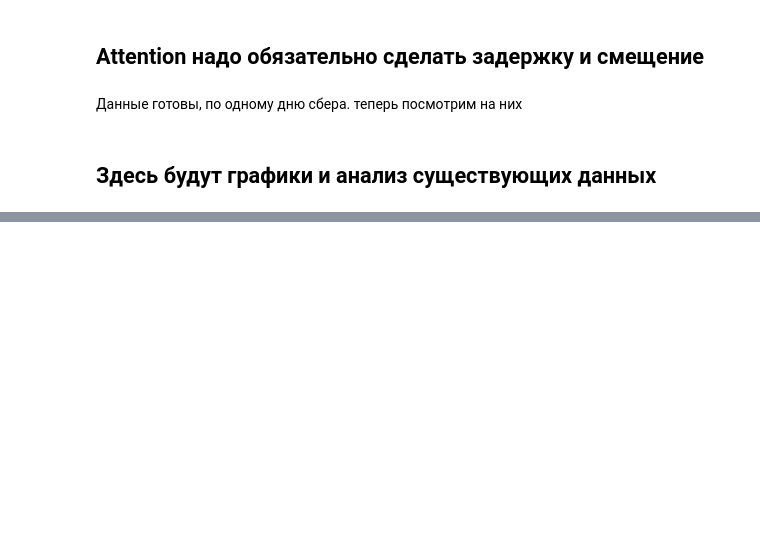
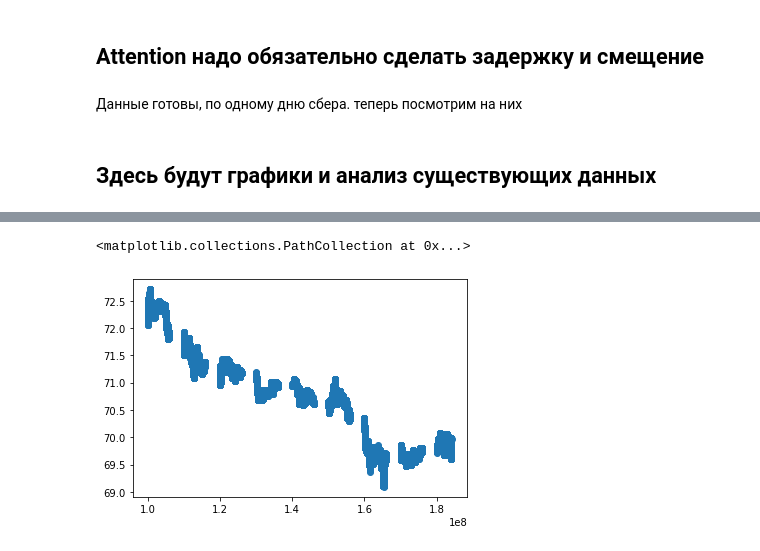
Before and after one commit to koteyevlev/MarketMakingMLAlgo, a Jupyter notebook: MLBacktest.ipynb, the cells around one changed output, grey strips where cells are left out. Saved outputs shown, nothing was run; the diff lists cells and outputs as text; code cells hidden in the pictures; blank space fills up the shorter version.

```diff
--- a/MLBacktest.ipynb
+++ b/MLBacktest.ipynb
@@ -503,6 +537,7 @@ rsi14, rsi50, rsi100, rsi300 = 0, 0, 0, 0
 
 def get_technical_indicator(change, trade_log, output):
     #TODO это однозначно можно сделать оптимальнее!!
+    global deep
     global sma5, sma10, sma30, sma50, sma100
     global ema5, ema10, ema30, ema100
     global std10, std50, std100, std1000
@@ -524,10 +559,10 @@ def get_technical_indicator(change, trade_log, output):
         std100 = np.array(trade_log[-100:])[:, 0].astype(float).std()
         std1000 = np.array(trade_log[-1000:])[:, 0].astype(float).std()
         #RSI
-        #rsi14 = RSI(pd.Series(np.array(trade_log)[:, 0].astype(float)), 14)
-        #rsi50 = RSI(pd.Series(np.array(trade_log)[:, 0].astype(float)), 50)
-        #rsi100 = RSI(pd.Series(np.array(trade_log)[:, 0].astype(float)), 100)
-        #rsi300 = RSI(pd.Series(np.array(trade_log)[:, 0].astype(float)), 300)
+        rsi14 = RSI(pd.Series(np.array(trade_log[-14:])[:, 0].astype(float)), 14)
+        rsi50 = RSI(pd.Series(np.array(trade_log[-50:])[:, 0].astype(float)), 50)
+        rsi100 = RSI(pd.Series(np.array(trade_log[-100:])[:, 0].astype(float)), 100)
+        rsi300 = RSI(pd.Series(np.array(trade_log[-300:])[:, 0].astype(float)), 300)
     output[deep * 4 + 7] = sma5
     output[deep * 4 + 8] = sma10
     output[deep * 4 + 9] = sma30
@@ -589,12 +624,11 @@ def construct_raw(dom, deep, raw_data, record):
 
     return output
 # %%
-def get_data(date, records):
+def get_data(date, records, deep):
     dom = Matching_Engine()
     errors = 0
     isebergs = pd.read_csv("/Users/a185583357/Desktop/MOEX/OrderLog" + date + "/isebergs" + date + ".csv", index_col=0).to_dict()["vol"]
     raw_data = []
-    deep = 5
 
     for i in tqdm(range(len(records))):
         record = records[i].copy()
@@ -613,5 +647,5 @@ def get_data(date, records):
     return raw_data
 
 
-raw_data = get_data(date, records)
+raw_data = get_data(date, records, deep)
 #raw_data[1000]
@@ -626,16 +658,25 @@ def get_df_y(raw_data, deep):
                 num = deep - num + 1
             columns.append(col + "Price" + str(num))
             columns.append(col + "Volume" + str(num))
+    dupl_col = deepcopy(columns)
     columns += ["Last Trade Price"] + ["Last Trade Volume"] + ["Side"] + ["isNewTrade"] + \
     ["LastDealTime"] + ["Date"] + ["Time"] + ["SMA5"] + ["SMA10"] + ["SMA30"] + ["SMA50"] + ["SMA100"] +\
     ["EMA5"] + ["EMA10"] + ["EMA30"] + ["EMA100"] + ["STD10"] + ["STD50"] + ["STD100"] + ["STD1000"] +\
-    ["RSI14"] + ["RSI30"] + ["RSI50"] + ["RSI100"]
+    ["RSI14"] + ["RSI50"] + ["RSI100"] + ["RSI300"]
     snapschot = pd.DataFrame(np.stack(raw_data, axis=0), columns=columns)
+    snapschot["LiquidityBid"] = 0
+    snapschot["LiquidityAsk"] = 0
+    for i in range(1, 1 + deep):
+        snapschot['LiquidityAsk'] += snapschot["AskVolume" + str(i)]
+        snapschot["LiquidityBid"] += snapschot["BidVolume" + str(i)]
+
+    snapschot["BidLiquidityRatio"] = snapschot["LiquidityBid"] / (snapschot["LiquidityBid"] + snapschot["LiquidityAsk"])
+    snapschot = snapschot[snapschot["Time"] > 100002000.0]
+    snapschot.drop_duplicates(subset=dupl_col,inplace=True)
     y = np.array(snapschot["isNewTrade"])
     df = snapschot.drop(["isNewTrade"], axis=1)
-    return df, y, snapschot
+    return np.array(df), np.array(y), snapschot
 
-deep = 5
 df, y, snapschot = get_df_y(raw_data, deep)
-snapschot[40000:40050]
-#snapschot.to_csv("SBER20150310.csv")
+y
+snapschot.to_csv("SBER20150310.csv")
@@ -683,0 +689,7 @@ df.tail()
+# %%
+visu_data = snapschot#[1500:]
+# %%
+plt.scatter(visu_data["Time"], visu_data["Last Trade Price"])
+# %% [output]
+<matplotlib.collections.PathCollection at 0x...>
+[figure, added]
```
Also changed, not shown: parts of 13 cells of this notebook, 1 other file.
